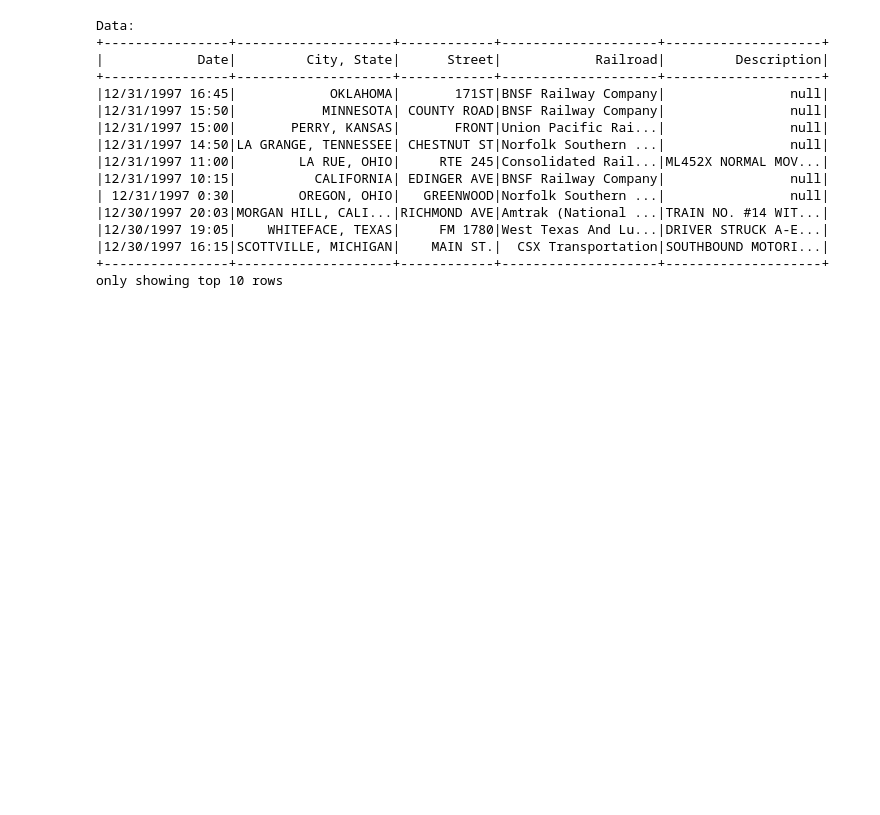
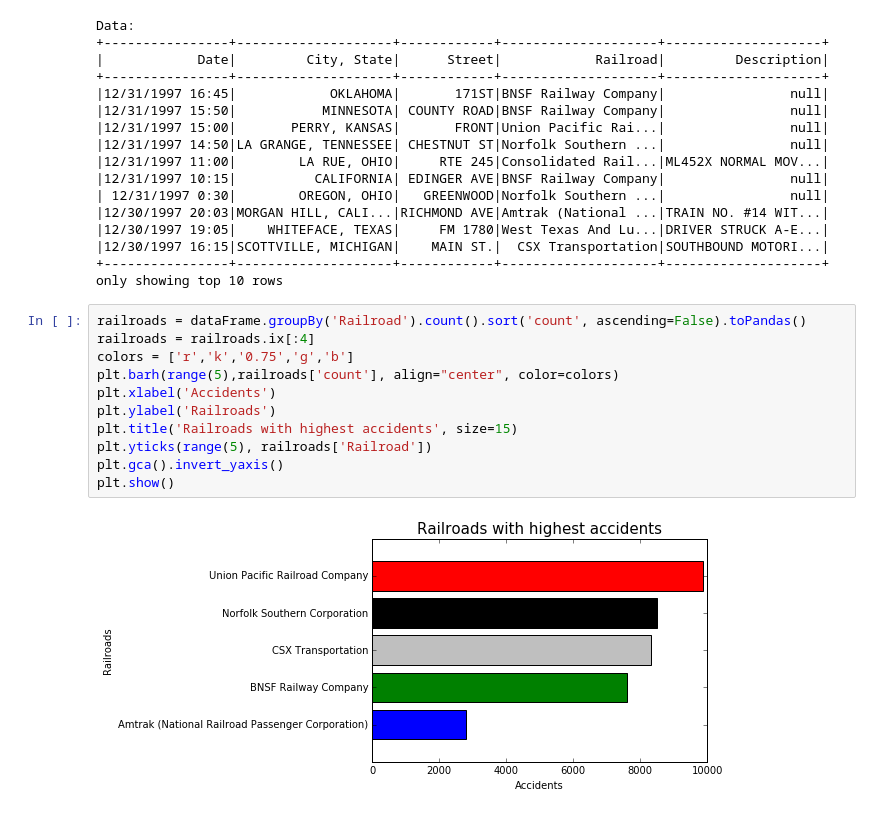
Before and after one commit to Akshay2005/Train-Wreck-Data-Analytics, a Jupyter notebook: Train Wreck Data Analytics.ipynb, the cells around one changed output. Saved outputs shown, nothing was run; the diff lists cells and outputs as text; blank space fills up the shorter version.

Commit message:
Added data analytics. -Railroads with highest accidents. -State with highest accidents.

```diff
--- a/Train Wreck Data Analytics.ipynb
+++ b/Train Wreck Data Analytics.ipynb
@@ -35,3 +43,16 @@ Data:
 |12/30/1997 16:15|SCOTTVILLE, MICHIGAN|    MAIN ST.|  CSX Transportation|SOUTHBOUND MOTORI...|
 +----------------+--------------------+------------+--------------------+--------------------+
 only showing top 10 rows
+# %%
+railroads = dataFrame.groupBy('Railroad').count().sort('count', ascending=False).toPandas()
+railroads = railroads.ix[:4]
+colors = ['r','k','0.75','g','b']
+plt.barh(range(5),railroads['count'], align="center", color=colors)
+plt.xlabel('Accidents')
+plt.ylabel('Railroads')
+plt.title('Railroads with highest accidents', size=15)
+plt.yticks(range(5), railroads['Railroad'])
+plt.gca().invert_yaxis()
+plt.show()
+# %% [output]
+[figure, added]
```
Also changed, not shown: parts of 4 cells of this notebook.
